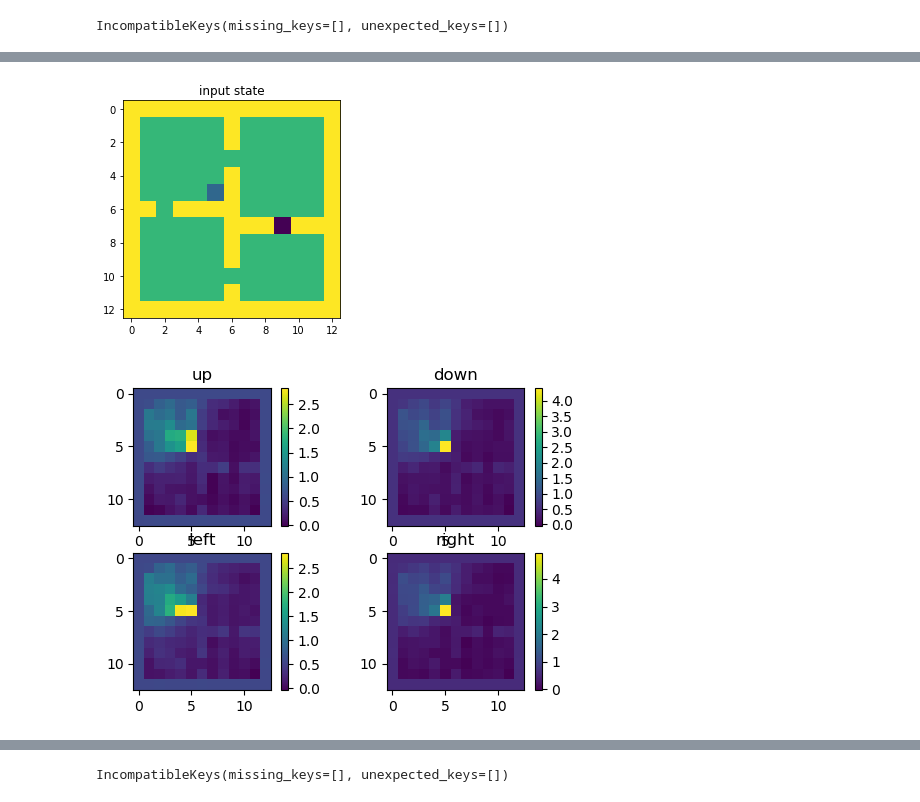
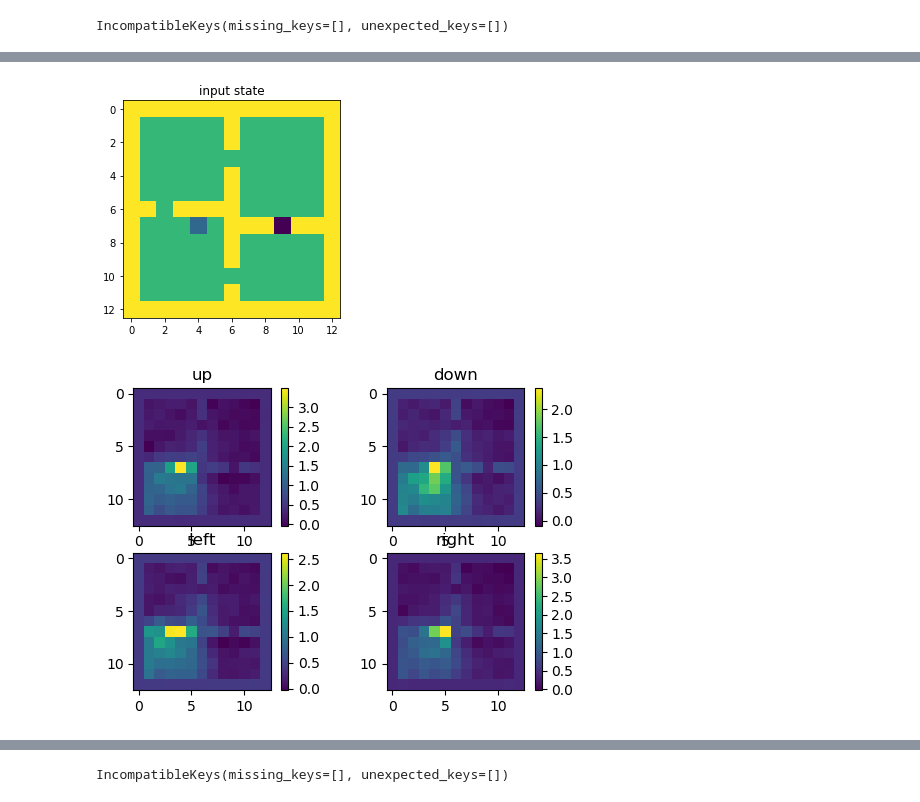
Before and after one commit to psurya1994/successor-feature-representations, a Jupyter notebook: notebooks/11-visualize-apsf.ipynb, the cells around one changed output, grey strips where cells are left out. Cells and saved outputs as stored; diff of their text form; code cells hidden in the pictures.

```diff
--- a/notebooks/11-visualize-apsf.ipynb
+++ b/notebooks/11-visualize-apsf.ipynb
@@ -62,7 +59,7 @@ def avdsr_feature(**kwargs):
 # %%
 avdsr = avdsr_feature(game='FourRoomsMatrixNoTerm', agents=[], choice=0)
 # %%
-weights = torch.load('../storage/15-300000-avdsr.weights', map_location='cpu').state_dict()
+weights = torch.load('../storage/24-300000-avdsr.weights', map_location='cpu').state_dict()
 avdsr.network.load_state_dict(weights,strict=True)
 # %% [output]
 IncompatibleKeys(missing_keys=[], unexpected_keys=[])
@@ -80,31 +75,31 @@ plt.show()
 # %%
 from deep_rl.component.fourrooms import *
 g = [21, 28, 84, 91]
 env = FourRoomsMatrix(layout='4rooms')
-state = env.reset(init=45)
+state = env.reset(init=60)
 # env = FourRoomsMatrix(layout='3rooms')
 # state = env.reset(init=40)
 # env.current_cell = (3,2)
 # state, _, _, _ = env.step(env.action_space.sample())
 plt.imshow(env.render()); plt.title('input state'), plt.show()
 _, out, _ = avdsr.network(tensor(state).unsqueeze(0))
 # plt.imshow(state.reshape((13,13))), plt.show()
 
 dirs = {0: 'up', 1: 'down', 2:'left', 3:'right'}
 
 plt.figure(dpi=100)
 psi = out.detach().cpu().numpy()
 for i in range(4):
     psi_a = psi[0,i,:]
     plt.subplot(2,2,i+1)
     plt.imshow(psi_a.reshape((13,13)))
     plt.title(dirs[i])
     plt.colorbar()
 
 plt.show()
 # %% [output]
-[figure, old version]
+[figure, new version]
-[figure, old version]
+[figure, new version]
 # %%
 from deep_rl.component.fourrooms import *
 env = FourRoomsMatrix(layout='3rooms')
```
Also changed, not shown: parts of 3 cells of this notebook, 3 other files.
